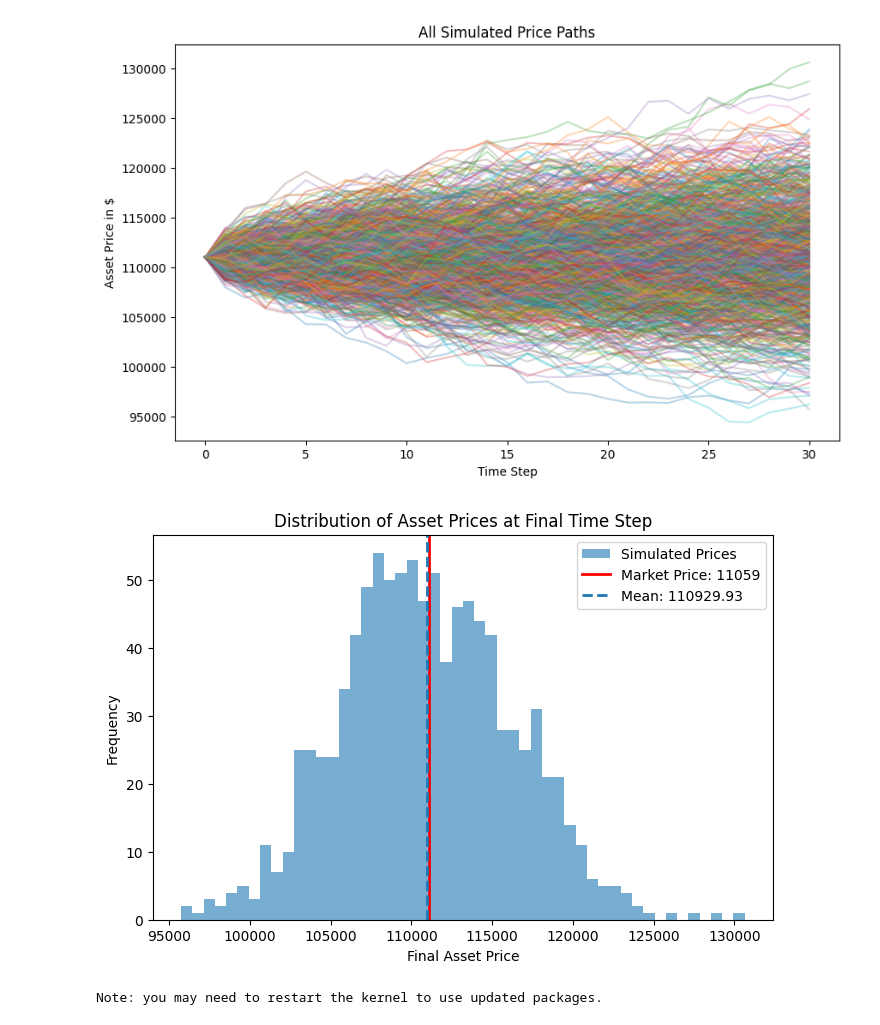
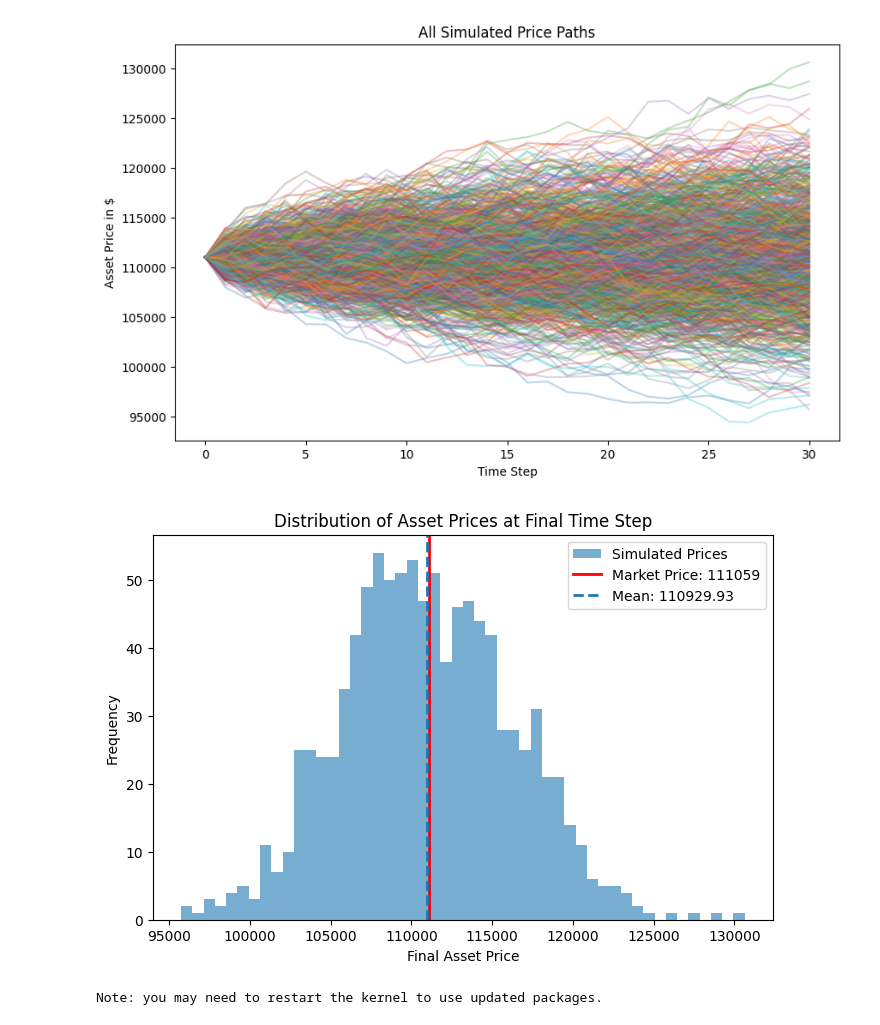
Before and after one commit to backusjesse/European-Option-Pricing-with-Monte-Carlo, a Jupyter notebook: European Option Pricing with Monte Carlo.ipynb, the cells around one changed output. Saved outputs shown, nothing was run; the diff lists cells and outputs as text; code cells hidden in the pictures.

Commit message:
Update notebook: refined pricing code and visuals

```diff
--- a/European Option Pricing with Monte Carlo.ipynb
+++ b/European Option Pricing with Monte Carlo.ipynb
@@ -111,29 +111,29 @@ plt.show()
 # %%
 import matplotlib.pyplot as plt
 import numpy as np
 
 # Extract final simulated prices
 final_prices = ST_matrix[-1, :]
 
 # Calculate statistics
 mean_final_price = np.mean(final_prices)
 
 # Plot histogram
 plt.figure(figsize=(8,5))
 plt.hist(final_prices, bins=50, alpha=0.6, label='Simulated Prices')
 
 # Add vertical lines
-plt.axvline(C_mkt + K, color='red', linestyle='solid', linewidth=2, label=f"Market Price: {C_mkt}")
+plt.axvline(C_mkt + K, color='red', linestyle='solid', linewidth=2, label=f"Market Price: {C_mkt + K}")
 plt.axvline(mean_final_price, linestyle='dashed', linewidth=2, label=f"Mean: {mean_final_price:.2f}")
 
 # Add labels and legend
 plt.title("Distribution of Asset Prices at Final Time Step")
 plt.xlabel("Final Asset Price")
 plt.ylabel("Frequency")
 plt.legend()
 plt.show()
 # %% [output]
-[figure, old version]
+[figure, new version]
 # %%
 pip freeze > requirements.txt
 # %% [output]
```
